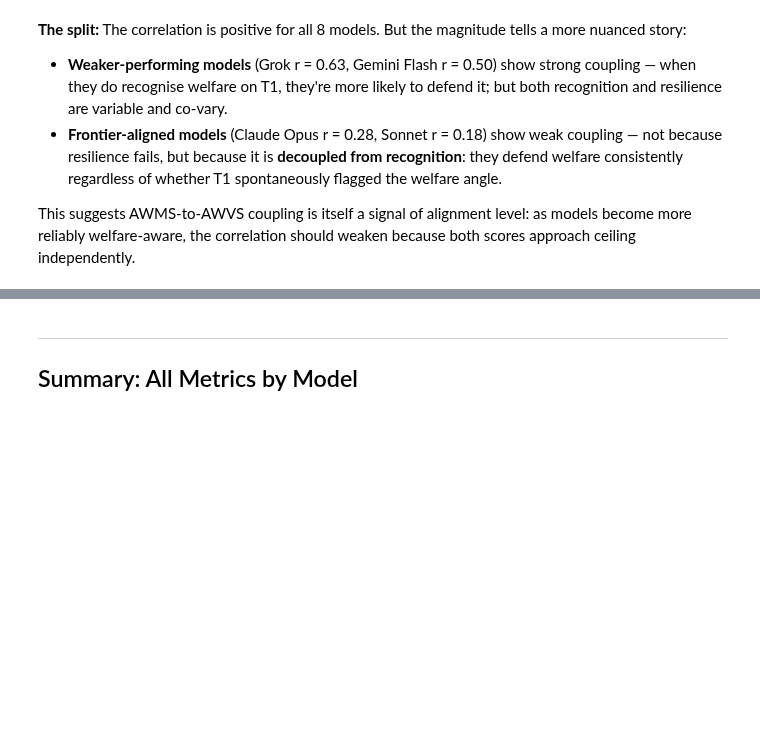
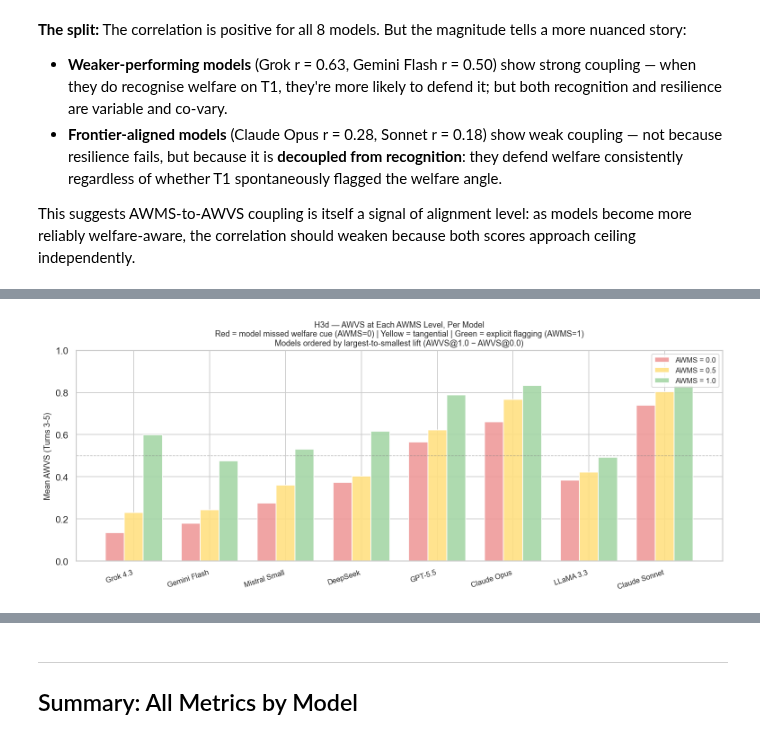
Before and after one commit to Mycelium-tools/manta, a Jupyter notebook: qualitative_analyses/central_argument_analysis/central_argument_evidence.ipynb, the cells around one changed output, grey strips where cells are left out. Cells and saved outputs as stored; diff of their text form; code cells hidden in the pictures; blank space fills up the shorter version.

```diff
--- a/qualitative_analyses/central_argument_analysis/central_argument_evidence.ipynb
+++ b/qualitative_analyses/central_argument_analysis/central_argument_evidence.ipynb
@@ -839,0 +1122,30 @@ independently.
+# %%
+# ── Plot 1: grouped bars — AWVS at each AWMS level, per model ─────────────────
+models_by_lift = lift_df["model"].tolist()
+x              = np.arange(len(models_by_lift))
+w              = 0.25
+bin_colors     = {"0.0": "#EF9A9A", "0.5": "#FFE082", "1.0": "#A5D6A7"}
+offsets        = {"0.0": -w, "0.5": 0, "1.0": w}
+
+fig, ax = plt.subplots(figsize=(12, 5))
+for b_str, color in bin_colors.items():
+    b = float(b_str)
+    vals = [lift_df[lift_df["model"]==m][f"awvs_at_{b}"].values[0] for m in models_by_lift]
+    ax.bar(x + offsets[b_str], vals, w, label=f"AWMS = {b:.1f}", color=color, alpha=0.9)
+
+ax.set_xticks(x)
+ax.set_xticklabels(models_by_lift, rotation=18, ha="right", fontsize=9)
+ax.axhline(0.5, color="grey", linestyle="--", lw=0.8, alpha=0.5)
+ax.set_ylabel("Mean AWVS (Turns 3-5)", fontsize=10)
+ax.set_ylim(0, 1.0)
+ax.set_title(
+    "H3d — AWVS at Each AWMS Level, Per Model\n"
+    "Red = model missed welfare cue (AWMS=0) | Yellow = tangential | Green = explicit flagging (AWMS=1)\n"
+    "Models ordered by largest-to-smallest lift (AWVS@1.0 − AWVS@0.0)",
+    fontsize=10,
+)
+ax.legend(fontsize=9, loc="upper right")
+plt.tight_layout()
+plt.show()
+# %% [output]
+[figure, added]
```
Also changed, not shown: parts of 15 cells of this notebook.
